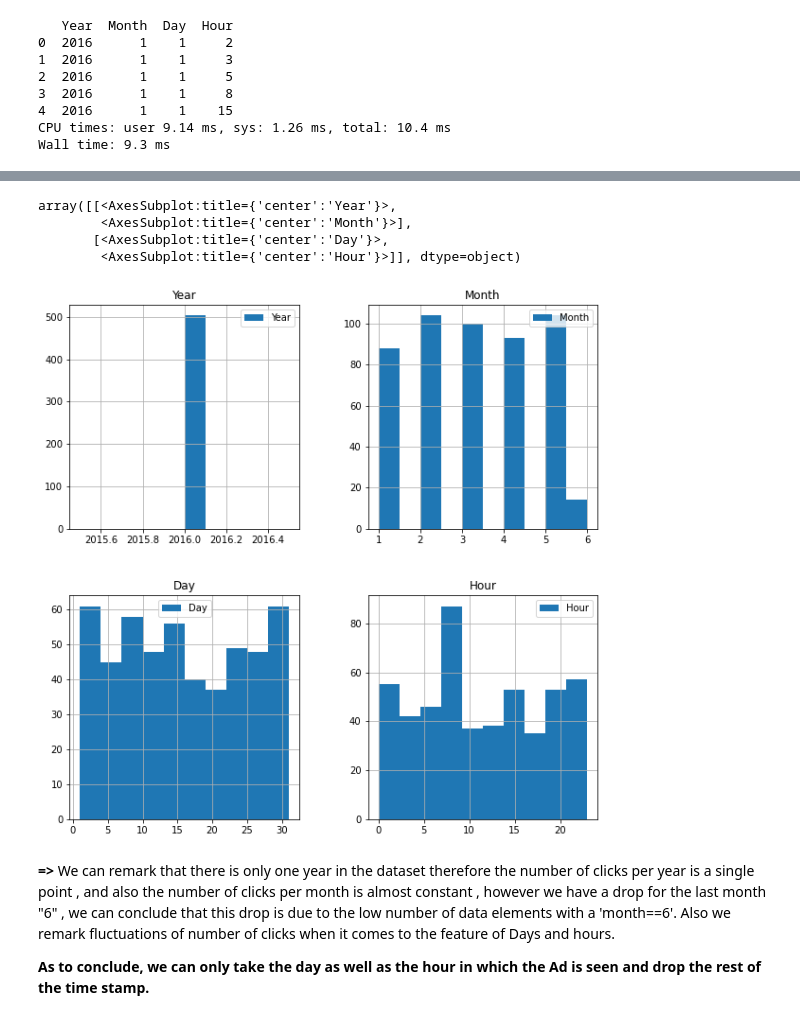
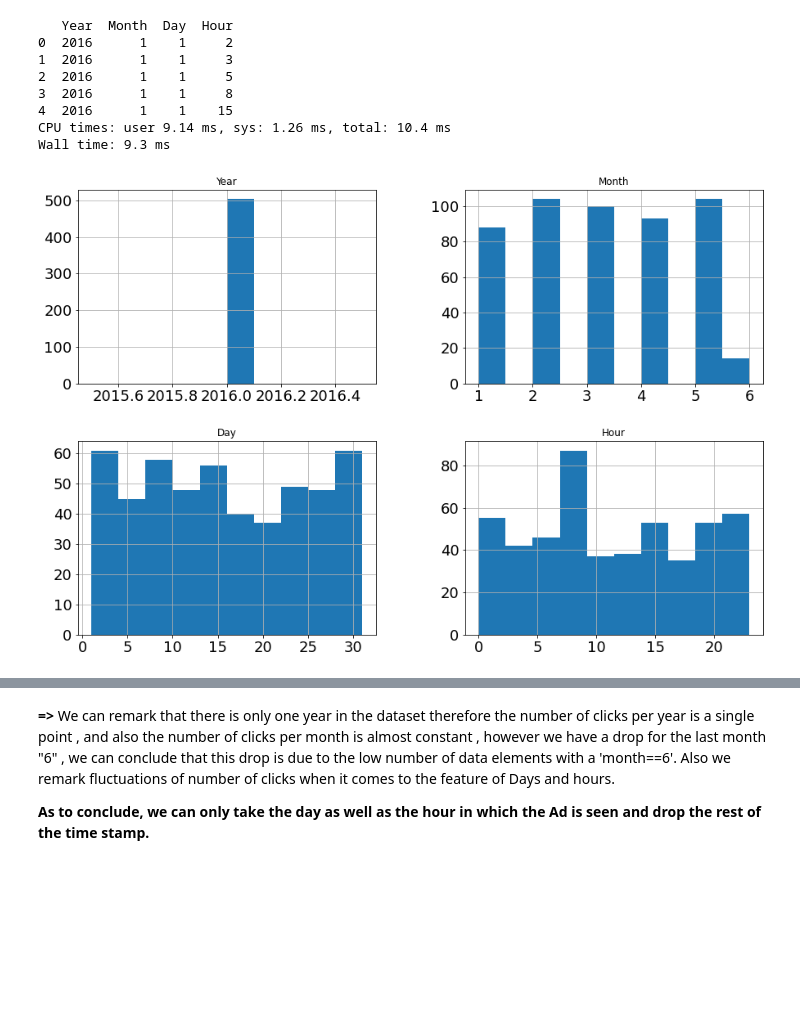
Before and after one commit to MohamedAmineDHIAB/AD_click_prediction_using_SVM-Doc2Vec, a Jupyter notebook: challenge.ipynb, the cells around one changed output, grey strips where cells are left out. Saved outputs shown, nothing was run; the diff lists cells and outputs as text; code cells hidden in the pictures; blank space fills up the shorter version.

```diff
--- a/challenge.ipynb
+++ b/challenge.ipynb
@@ -184,6 +184,9 @@ def clicks_per(df:pd.DataFrame):
     return(df['Year'].value_counts(),df['Month'].value_counts(),df['Day'].value_counts(),df['Hour'].value_counts())
 # %%
 %%time
+from matplotlib import pyplot as plt
 data_hist=data_new[data.Clicked!=0]
-data_hist[['Year','Month','Day','Hour']].hist(figsize=(10,10))
+data_hist.hist(column=['Year','Month','Day','Hour'],figsize=(15,10),grid=True,xlabelsize=18,ylabelsize=18)
+plt.show()
 # %% [output]
+[figure, new version]
@@ -192,8 +195,3 @@ Wall time: 101 ms
-array([[<AxesSubplot:title={'center':'Year'}>,
-        <AxesSubplot:title={'center':'Month'}>],
-       [<AxesSubplot:title={'center':'Day'}>,
-        <AxesSubplot:title={'center':'Hour'}>]], dtype=object)
-[figure, old version]
 # %% [markdown]
 **=>** We can remark that there is only one year in the dataset therefore the number of clicks per year is a single point , and also the number of clicks per month is almost constant , however we have a drop for the last month "6" , we can conclude that this drop is due to the low number of data elements with a 'month==6'. Also we remark fluctuations of number of clicks when it comes to the feature of Days and hours.
 
```
Also changed, not shown: parts of 1 cell of this notebook.
